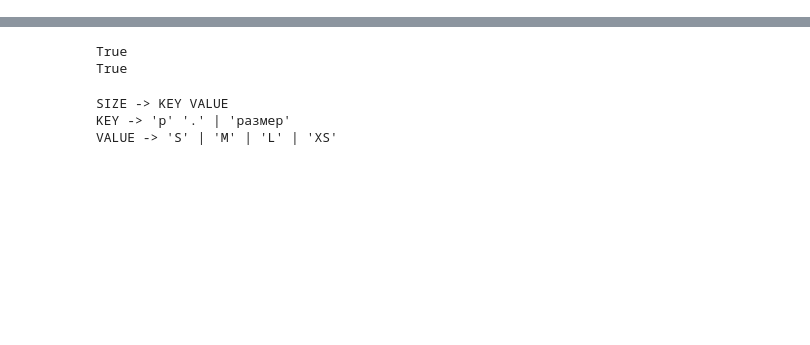
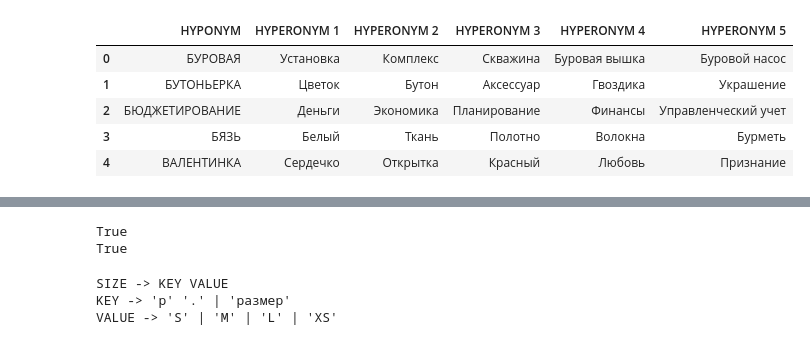
Before and after one commit to AidarZhumekenov/NLP-labs, a Jupyter notebook: HW 2.ipynb, the cells around one changed output, grey strips where cells are left out. Drawn from its saved outputs; the diff is of its cells as text; code cells hidden in the pictures; blank space fills up the shorter version.

```diff
--- a/HW 2.ipynb
+++ b/HW 2.ipynb
@@ -170,0 +76,12 @@ for match in parser.findall(text):
+# %%
+import pandas as pd
+homework_data_2 = pd.read_excel('../content/words with hyperonyms 2.xlsx', sheet_name='Sheet1')
+ab = homework_data_2.as_matrix()
+homework_data_2.head()
+# %% [output]
+|  | HYPONYM | HYPERONYM 1 | HYPERONYM 2 | HYPERONYM 3 | HYPERONYM 4 | HYPERONYM 5 |
+| 0 | БУРОВАЯ | Установка | Комплекс | Скважина | Буровая вышка | Буровой насос |
+| 1 | БУТОНЬЕРКА | Цветок | Бутон | Аксессуар | Гвоздика | Украшение |
+| 2 | БЮДЖЕТИРОВАНИЕ | Деньги | Экономика | Планирование | Финансы | Управленческий учет |
+| 3 | БЯЗЬ | Белый | Ткань | Полотно | Волокна | Бурметь |
+| 4 | ВАЛЕНТИНКА | Сердечко | Открытка | Красный | Любовь | Признание |
```
Also changed, not shown: parts of 21 cells of this notebook.
